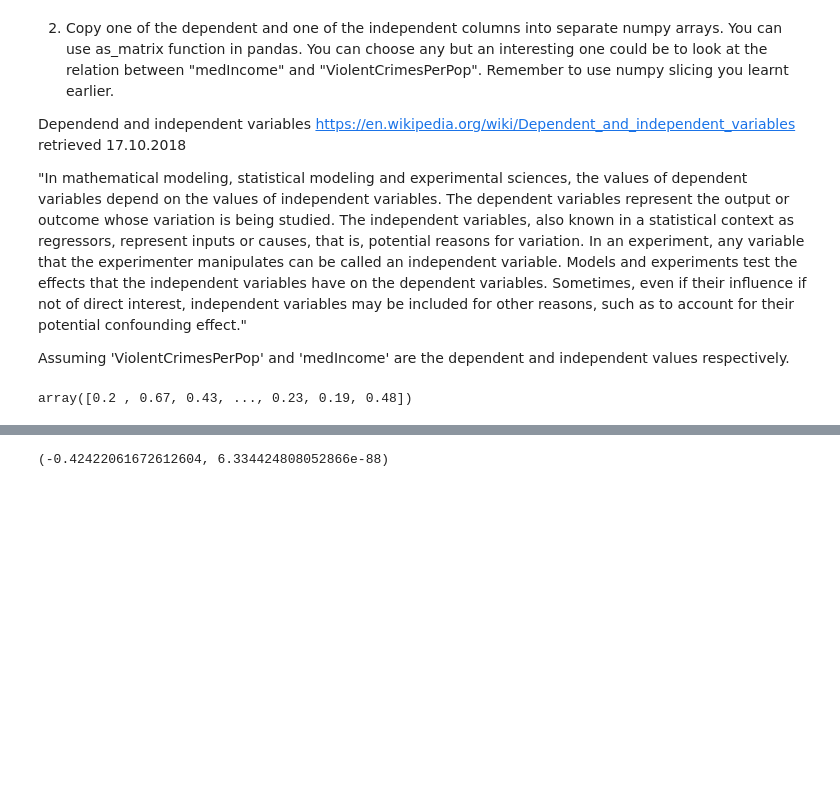
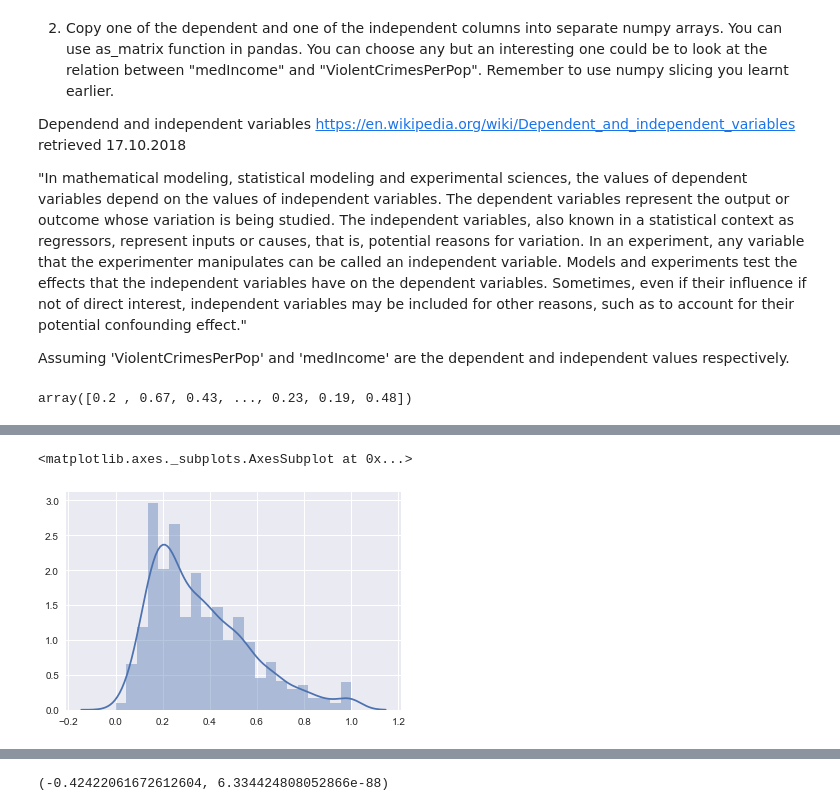
Before and after one commit to dsikar/msc-data-science, a Jupyter notebook: INM430/Week04/Week04-PracticalTutorial.ipynb, the cells around one changed output, grey strips where cells are left out. Drawn from its saved outputs; the diff is of its cells as text; code cells hidden in the pictures; blank space fills up the shorter version.

```diff
--- a/INM430/Week04/Week04-PracticalTutorial.ipynb
+++ b/INM430/Week04/Week04-PracticalTutorial.ipynb
@@ -103,0 +116,9 @@ $$r = r_{xy} =\frac{1}{n-1} \sum ^n _{i=1} \left( \frac{x_i - \bar{x}}{s_x} \rig
+# %%
+# NB columns chosen are not normally distributed
+import seaborn as sns
+sns.set(color_codes=True)
+# Are these datasets normally distributed?
+sns.distplot(nparr[:,0])
+# %% [output]
+<matplotlib.axes._subplots.AxesSubplot at 0x...>
+[figure, added]
```
Also changed, not shown: parts of 2 cells of this notebook.
